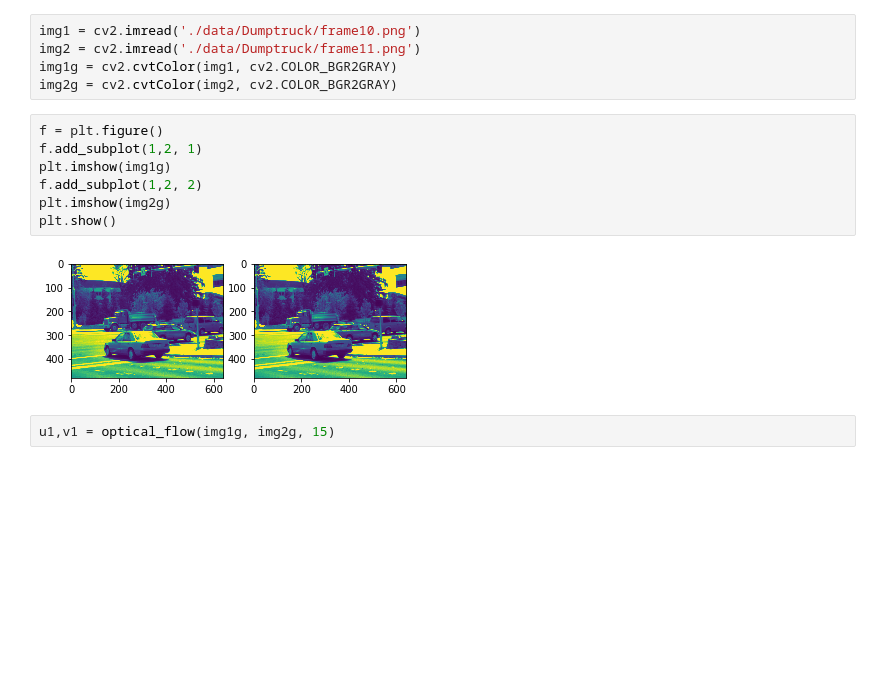
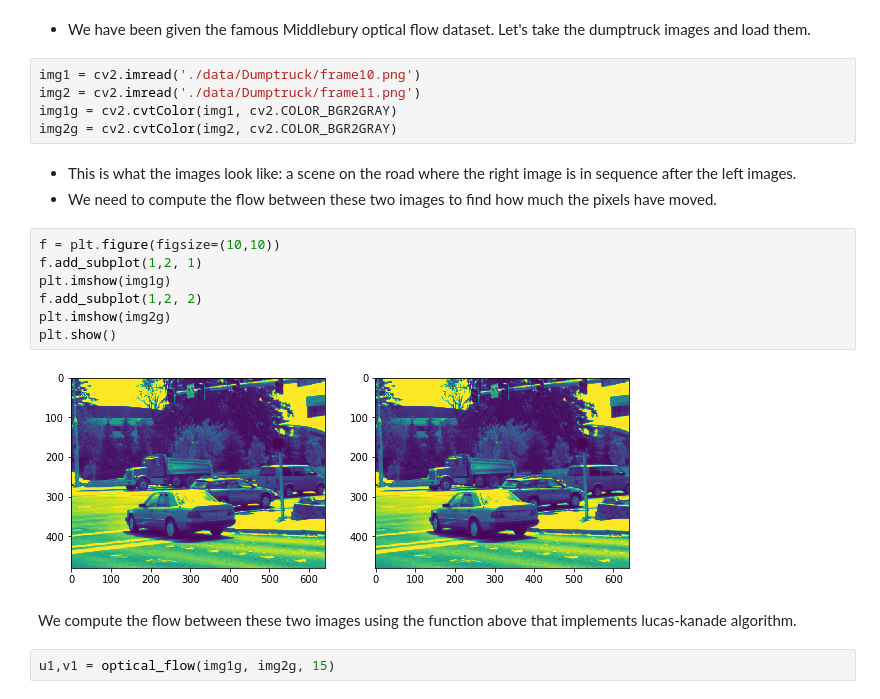
Before and after one commit to BonJovi1/Optical-Flow, a Jupyter notebook: code.ipynb, the cells around one changed output. Saved outputs shown, nothing was run; the diff lists cells and outputs as text; blank space fills up the shorter version.

```diff
--- a/code.ipynb
+++ b/code.ipynb
@@ -77,19 +75,26 @@ def optical_flow(I1g, I2g, window_size, tau=1e-2):
                     print(A,D,e)
 
     return [u,v]
+# %% [markdown]
+- We have been given the famous Middlebury optical flow dataset. Let's take the dumptruck images and load them.
 # %%
 img1 = cv2.imread('./data/Dumptruck/frame10.png')
 img2 = cv2.imread('./data/Dumptruck/frame11.png')
 img1g = cv2.cvtColor(img1, cv2.COLOR_BGR2GRAY)
 img2g = cv2.cvtColor(img2, cv2.COLOR_BGR2GRAY)
+# %% [markdown]
+- This is what the images look like: a scene on the road where the right image is in sequence after the left images.
+- We need to compute the flow between these two images to find how much the pixels have moved.
 # %%
-f = plt.figure()
+f = plt.figure(figsize=(10,10))
 f.add_subplot(1,2, 1)
 plt.imshow(img1g)
 f.add_subplot(1,2, 2)
 plt.imshow(img2g)
 plt.show()
 # %% [output]
-[figure, old version]
+[figure, new version]
+# %% [markdown]
+We compute the flow between these two images using the function above that implements lucas-kanade algorithm.
 # %%
 u1,v1 = optical_flow(img1g, img2g, 15)
```
Also changed, not shown: parts of 44 cells of this notebook, 13 other files.
